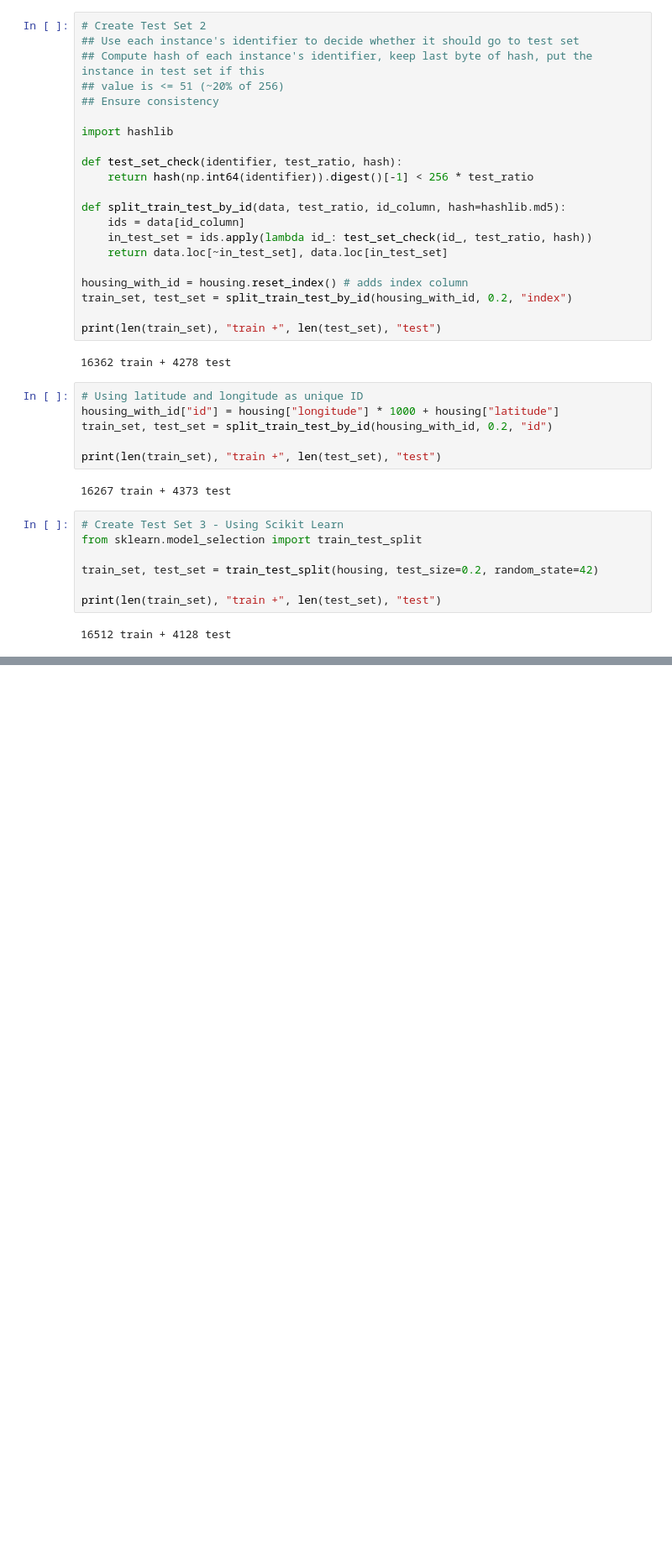
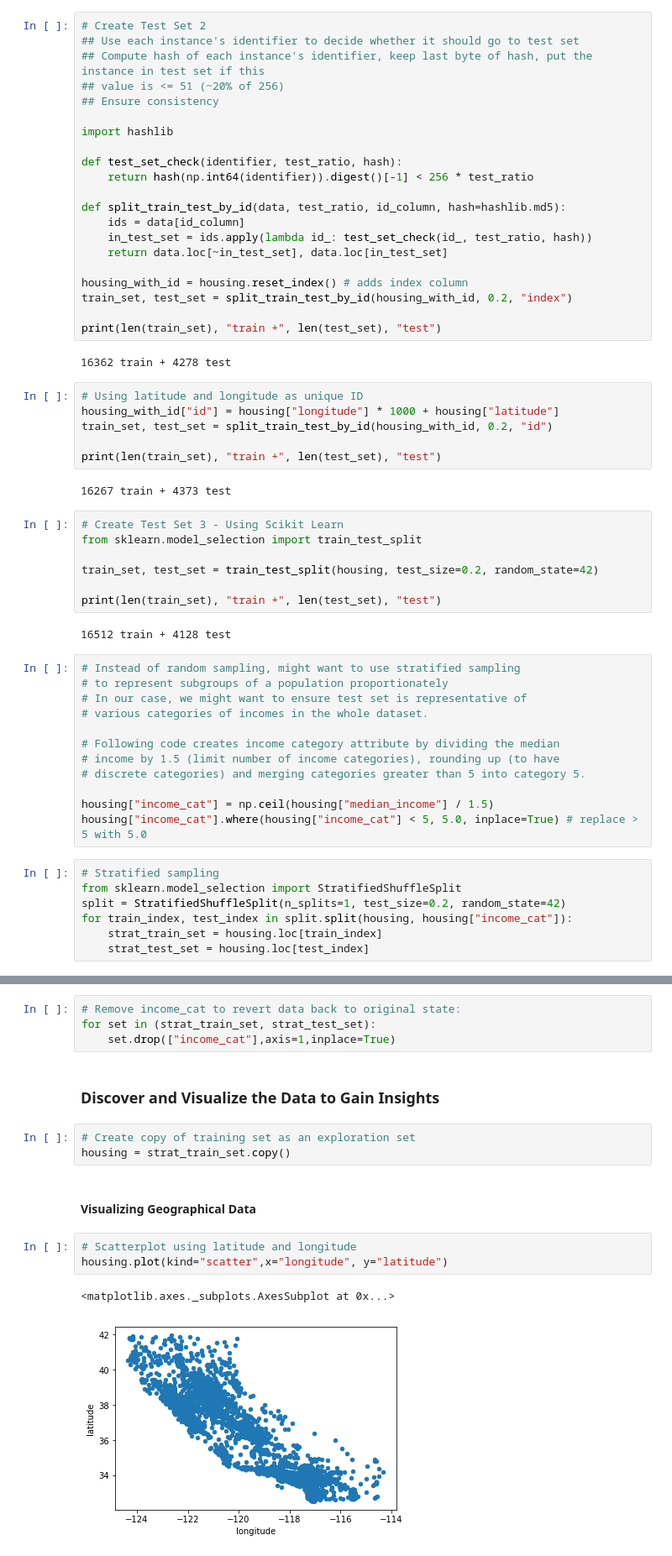
Before and after one commit to shunjilin/HandsOnMachineLearning, a Jupyter notebook: 02.EndToEndMachineLearningProject/Housing.ipynb, the cells around one changed output, grey strips where cells are left out. Shown at 84% size. Saved outputs shown, nothing was run; the diff lists cells and outputs as text; blank space fills up the shorter version.

```diff
--- a/02.EndToEndMachineLearningProject/Housing.ipynb
+++ b/02.EndToEndMachineLearningProject/Housing.ipynb
@@ -142,3 +160,22 @@ train_set, test_set = train_test_split(housing, test_size=0.2, random_state=42)
 print(len(train_set), "train +", len(test_set), "test")
 # %% [output]
 16512 train + 4128 test
+# %%
+# Instead of random sampling, might want to use stratified sampling
+# to represent subgroups of a population proportionately
+# In our case, we might want to ensure test set is representative of
+# various categories of incomes in the whole dataset.
+
+# Following code creates income category attribute by dividing the median
+# income by 1.5 (limit number of income categories), rounding up (to have
+# discrete categories) and merging categories greater than 5 into category 5.
+
+housing["income_cat"] = np.ceil(housing["median_income"] / 1.5)
+housing["income_cat"].where(housing["income_cat"] < 5, 5.0, inplace=True) # replace > 5 with 5.0
+# %%
+# Stratified sampling
+from sklearn.model_selection import StratifiedShuffleSplit
+split = StratifiedShuffleSplit(n_splits=1, test_size=0.2, random_state=42)
+for train_index, test_index in split.split(housing, housing["income_cat"]):
+    strat_train_set = housing.loc[train_index]
+    strat_test_set = housing.loc[test_index]
@@ -144,0 +204,17 @@ print(len(train_set), "train +", len(test_set), "test")
+# %%
+# Remove income_cat to revert data back to original state:
+for set in (strat_train_set, strat_test_set):
+    set.drop(["income_cat"],axis=1,inplace=True)
+# %% [markdown]
+### Discover and Visualize the Data to Gain Insights
+# %%
+# Create copy of training set as an exploration set
+housing = strat_train_set.copy()
+# %% [markdown]
+#### Visualizing Geographical Data
+# %%
+# Scatterplot using latitude and longitude
+housing.plot(kind="scatter",x="longitude", y="latitude")
+# %% [output]
+<matplotlib.axes._subplots.AxesSubplot at 0x...>
+[figure, added]
```
Also changed, not shown: parts of 27 cells of this notebook.
